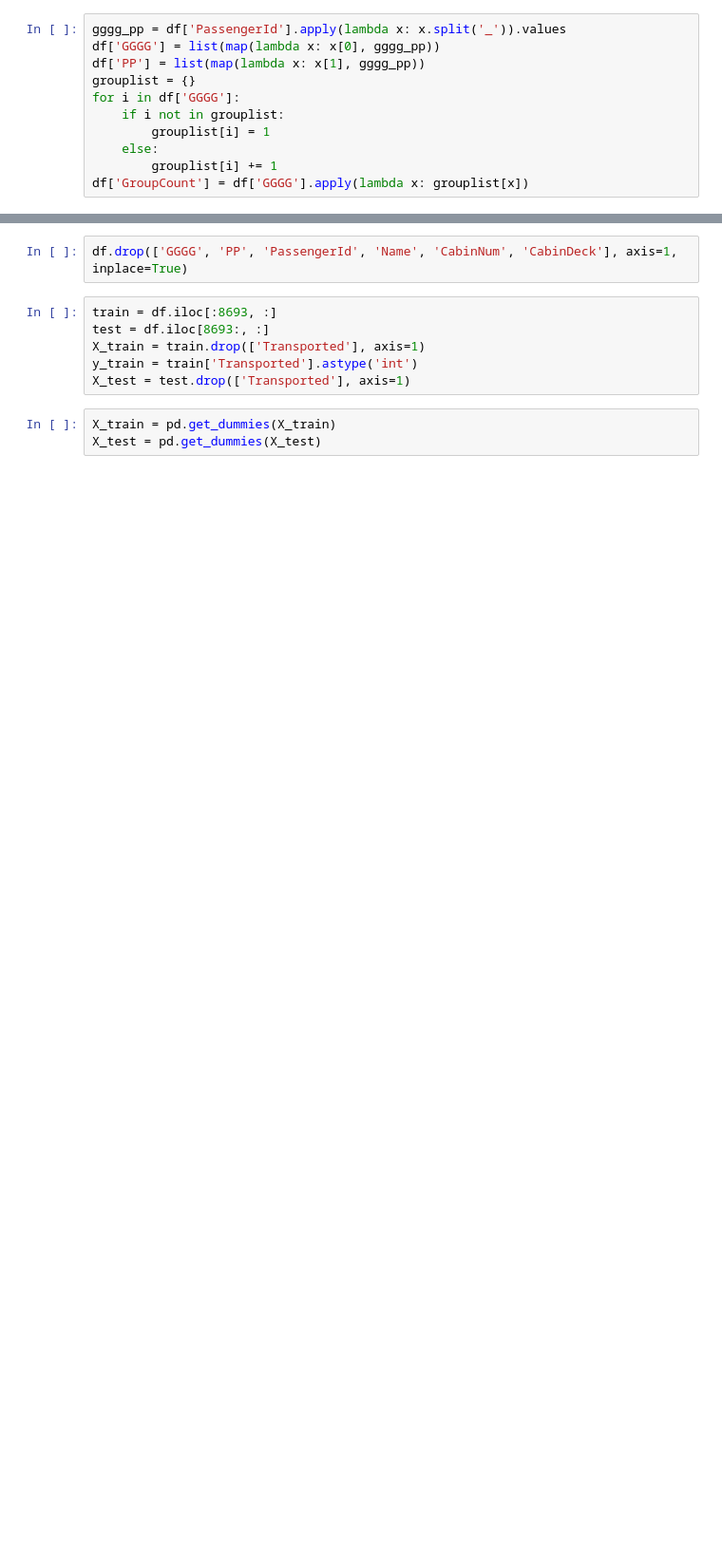
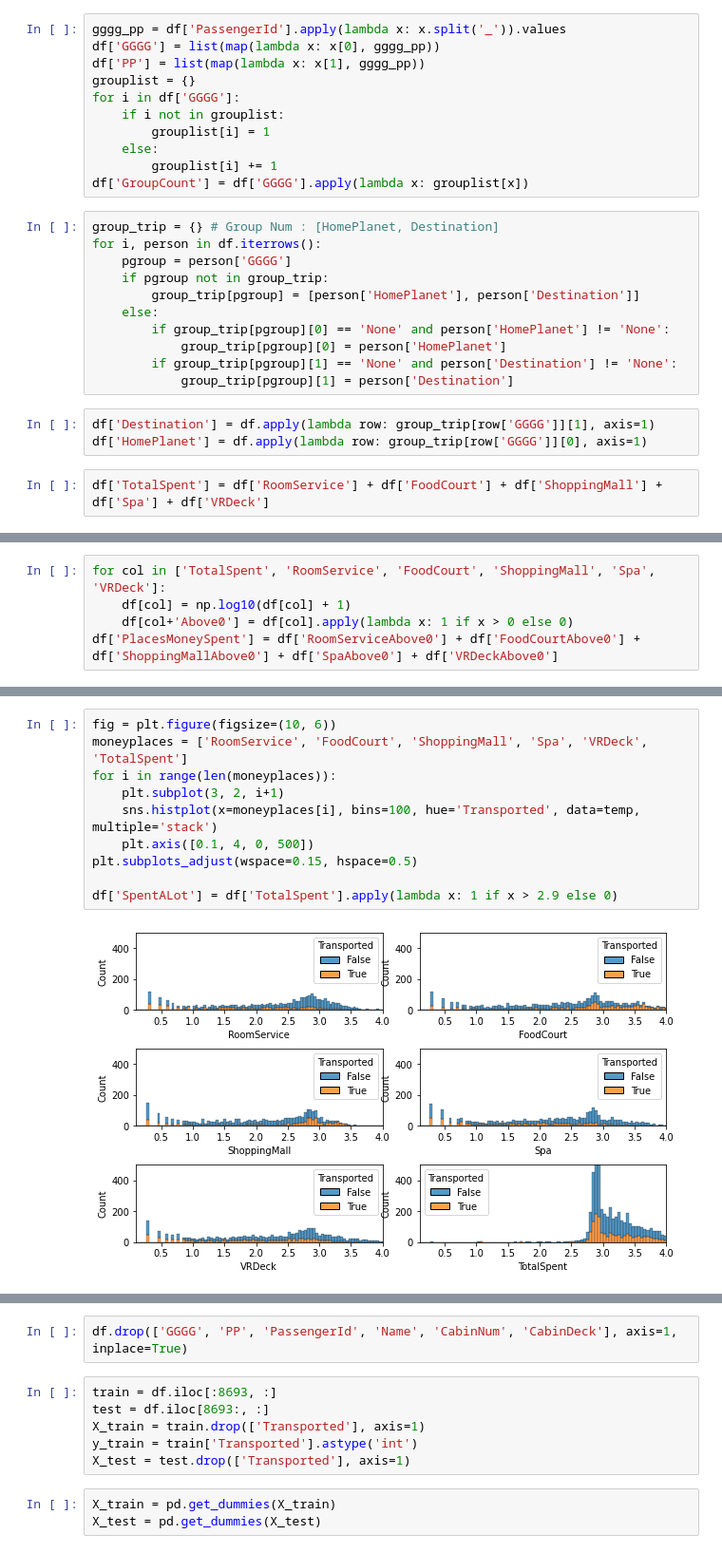
Before and after one commit to MikaO13/Spaceship-Classification, a Jupyter notebook: titanic-spaceship.ipynb, the cells around one changed output, grey strips where cells are left out. Shown: that part at 95% size. Drawn from its saved outputs; the diff is of its cells as text; blank space fills up the shorter version.

Commit message:
more eda, graphing correlations, creating features
todo: feature selection, testing other models, doing more with the money features

```diff
--- a/titanic-spaceship.ipynb
+++ b/titanic-spaceship.ipynb
@@ -98,3 +91,19 @@ for i in df['GGGG']:
     else:
         grouplist[i] += 1
 df['GroupCount'] = df['GGGG'].apply(lambda x: grouplist[x])
+# %%
+group_trip = {} # Group Num : [HomePlanet, Destination]
+for i, person in df.iterrows():
+    pgroup = person['GGGG']
+    if pgroup not in group_trip:
+        group_trip[pgroup] = [person['HomePlanet'], person['Destination']]
+    else:
+        if group_trip[pgroup][0] == 'None' and person['HomePlanet'] != 'None':
+            group_trip[pgroup][0] = person['HomePlanet']
+        if group_trip[pgroup][1] == 'None' and person['Destination'] != 'None':
+            group_trip[pgroup][1] = person['Destination']
+# %%
+df['Destination'] = df.apply(lambda row: group_trip[row['GGGG']][1], axis=1)
+df['HomePlanet'] = df.apply(lambda row: group_trip[row['GGGG']][0], axis=1)
+# %%
+df['TotalSpent'] = df['RoomService'] + df['FoodCourt'] + df['ShoppingMall'] + df['Spa'] + df['VRDeck']
@@ -100,0 +112,5 @@ df['GroupCount'] = df['GGGG'].apply(lambda x: grouplist[x])
+# %%
+for col in ['TotalSpent', 'RoomService', 'FoodCourt', 'ShoppingMall', 'Spa', 'VRDeck']:
+    df[col] = np.log10(df[col] + 1)
+    df[col+'Above0'] = df[col].apply(lambda x: 1 if x > 0 else 0)
+df['PlacesMoneySpent'] = df['RoomServiceAbove0'] + df['FoodCourtAbove0'] + df['ShoppingMallAbove0'] + df['SpaAbove0'] + df['VRDeckAbove0']
@@ -100,0 +127,12 @@ df['GroupCount'] = df['GGGG'].apply(lambda x: grouplist[x])
+# %%
+fig = plt.figure(figsize=(10, 6))
+moneyplaces = ['RoomService', 'FoodCourt', 'ShoppingMall', 'Spa', 'VRDeck', 'TotalSpent']
+for i in range(len(moneyplaces)):
+    plt.subplot(3, 2, i+1)
+    sns.histplot(x=moneyplaces[i], bins=100, hue='Transported', data=temp, multiple='stack')
+    plt.axis([0.1, 4, 0, 500])
+plt.subplots_adjust(wspace=0.15, hspace=0.5)
+
+df['SpentALot'] = df['TotalSpent'].apply(lambda x: 1 if x > 2.9 else 0)
+# %% [output]
+[figure, added]
```
Also changed, not shown: parts of 23 cells of this notebook, 1 other file.
